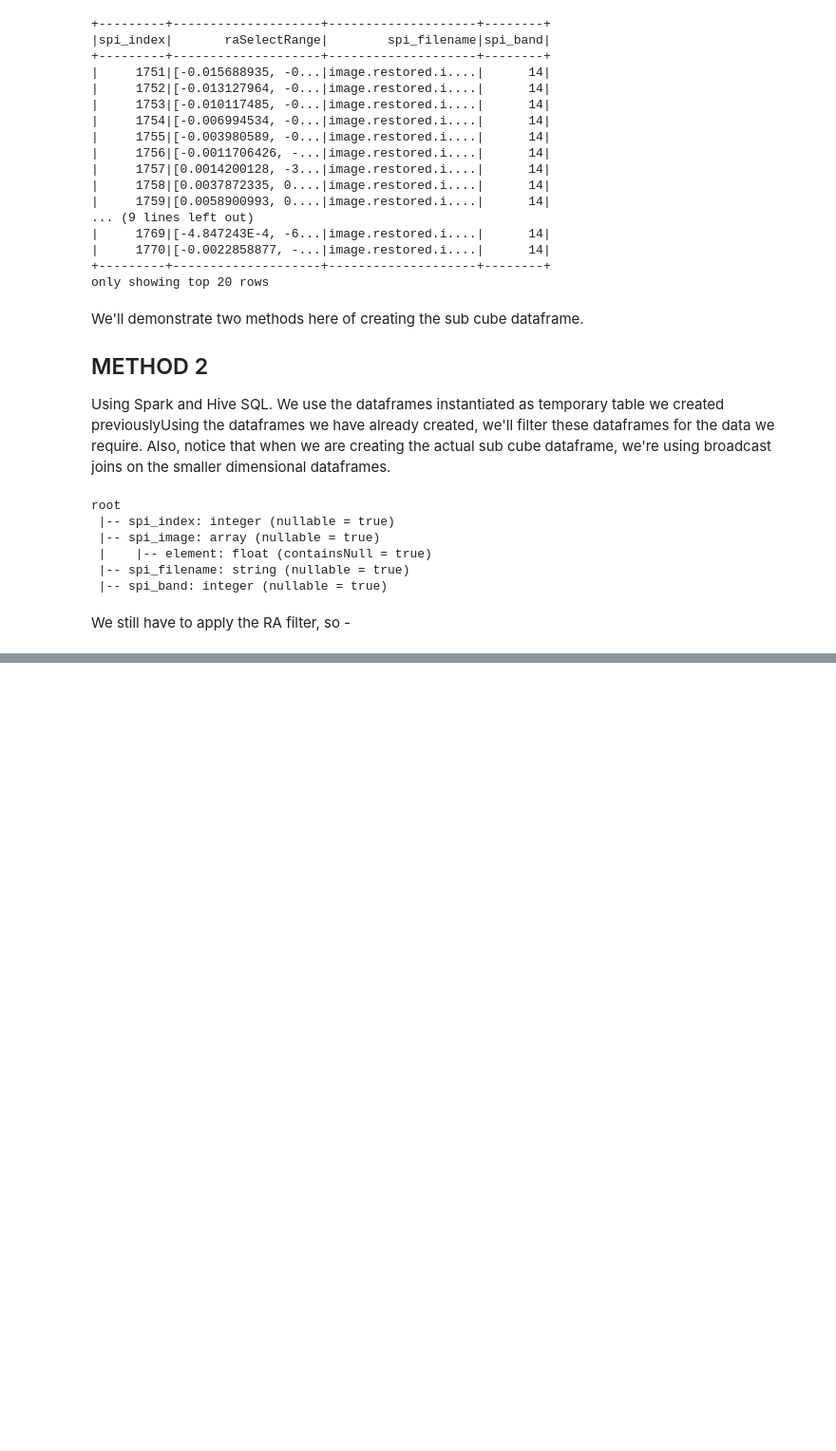
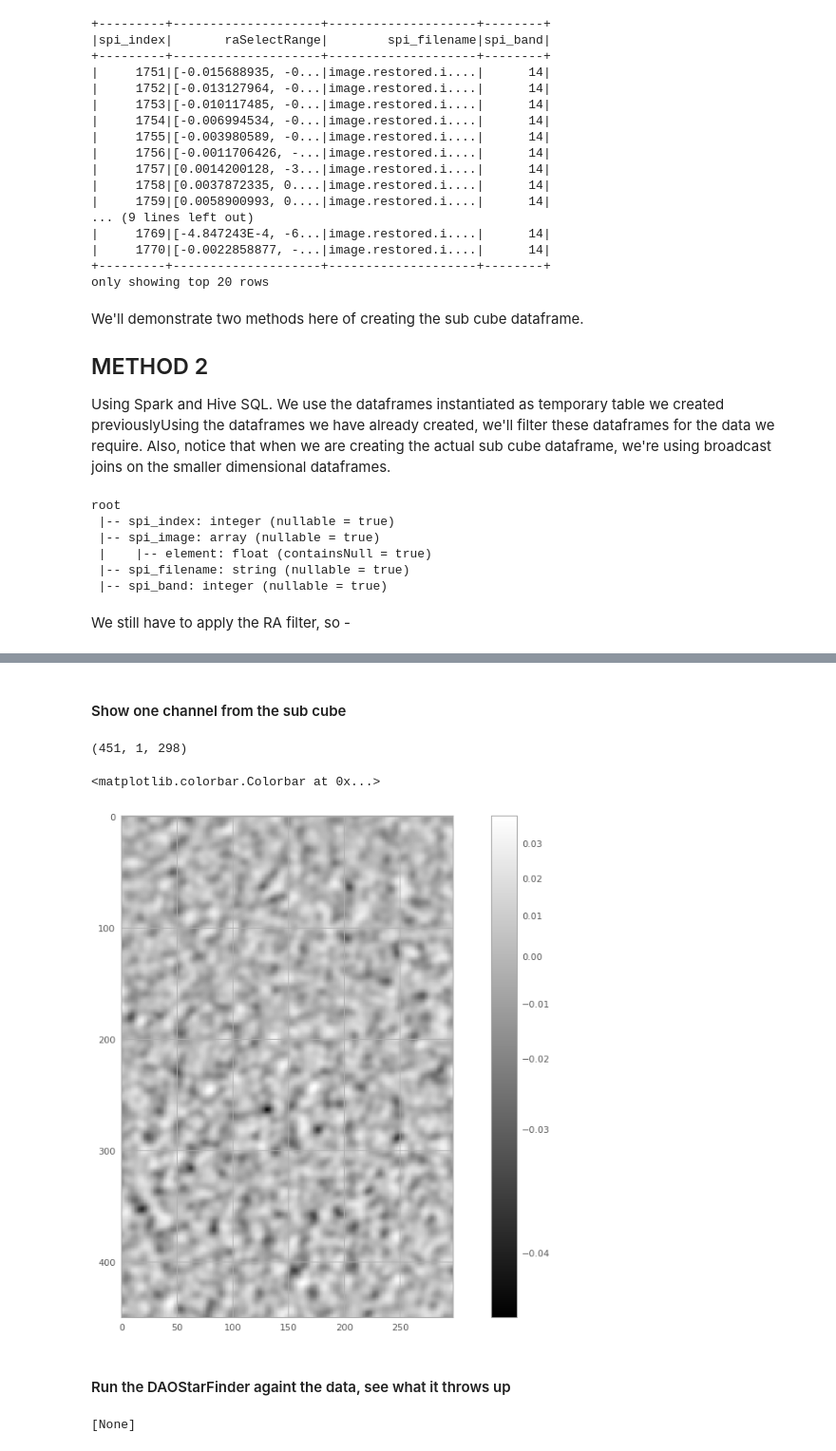
Before and after one commit to GeoffDuniam/FITS-Code-Examples, a Jupyter notebook: Jupyter/SubCubeFITS.ipynb, the cells around one changed output, grey strips where cells are left out. Shown: that part at 95% size. Saved outputs shown, nothing was run; the diff lists cells and outputs as text; code cells hidden in the pictures; blank space fills up the shorter version.

Commit message:
Notebook changes - Updated SubCubeFITS, new CubeFunctions

```diff
--- a/Jupyter/SubCubeFITS.ipynb
+++ b/Jupyter/SubCubeFITS.ipynb
@@ -826,8 +837,12 @@ We'll demonstrate two methods here of creating the sub cube dataframe.
 
 Using Spark dataframes. Using the dataframes we have already created, we'll filter these dataframes for the data we require. Also, notice that when we are creating the actual sub cube dataframe, we're using broadcast joins on the smaller dimensional dataframes.
 # %%
-raFilterDF    = raDF.filter((raDF.sda_right_ascension <= 335 ) & (raDF.sda_right_ascension >= 332.5))
-decFilterDF   = decDF.filter((decDF.sda_declination <= -44 ) & (decDF.sda_declination >= -46 ))
+raFilterDF    = raDF.filter((raDF.sda_right_ascension <= 335 ) & (raDF.sda_right_ascension >= 334.75))
+
+raSelectRange=np.where(np.logical_and(raArray >= 334.5, raArray <= 335))
+raSelectList=raSelectRange[0].tolist()
+
+decFilterDF   = decDF.filter((decDF.sda_declination <= -44 ) & (decDF.sda_declination >= -44.5 ))
 freqFilterDF  = freqDF.filter((freqDF.sda_Frequency_hz <= spectraArray[17][0] ) \
                               & (freqDF.sda_Frequency_hz >= spectraArray[14][0] ))
 # %%
@@ -949,0 +985,25 @@ only showing top 20 rows
+# %%
+subCubeChannel14DF=subCubeDF.filter((subCubeDF.spi_band == 14) ).select(col("raSelectRange"))
+# %% [markdown]
+#### Show one channel from the sub cube
+# %%
+data=np.array( subCubeChannel14DF.collect() )
+print(data.shape)
+# %% [output]
+(451, 1, 298)
+# %%
+data=data.reshape(data.shape[0], data.shape[2])
+# %%
+from astropy.utils.data import download_file
+from astropy.visualization import SqrtStretch
+from astropy.visualization.mpl_normalize import ImageNormalize
+norm = ImageNormalize(stretch=SqrtStretch())
+plt.figure(figsize=(15,10), dpi= 80)
+#plt.subplot(projection=myWcs, slices=('x', 'y', 0,0))
+plt.imshow(data, cmap='gray', norm=norm)
+plt.colorbar()
+# %% [output]
+<matplotlib.colorbar.Colorbar at 0x...>
+[figure, added]
+# %% [markdown]
+#### Run the DAOStarFinder againt the data, see what it throws up
@@ -949,0 +1050,18 @@ only showing top 20 rows
+# %%
+cat = imRDD.map(
+    lambda im: reshape_image(np.array(im)))\
+    .map(
+        lambda im: (im, get_stat(im)))\
+    .map(
+        lambda im_stat: (
+            im_stat[0],
+            im_stat[1][1],
+            DAOStarFinder(fwhm=3.0, threshold=5.*im_stat[1][2])))\
+    .map(
+        lambda im_mean_starfinder: im_mean_starfinder[2](
+            im_mean_starfinder[0] - im_mean_starfinder[1]))
+
+final_cat = cat.collect()
+print(final_cat)
+# %% [output]
+[None]
```
Also changed, not shown: parts of 12 cells of this notebook, 1 other file.
